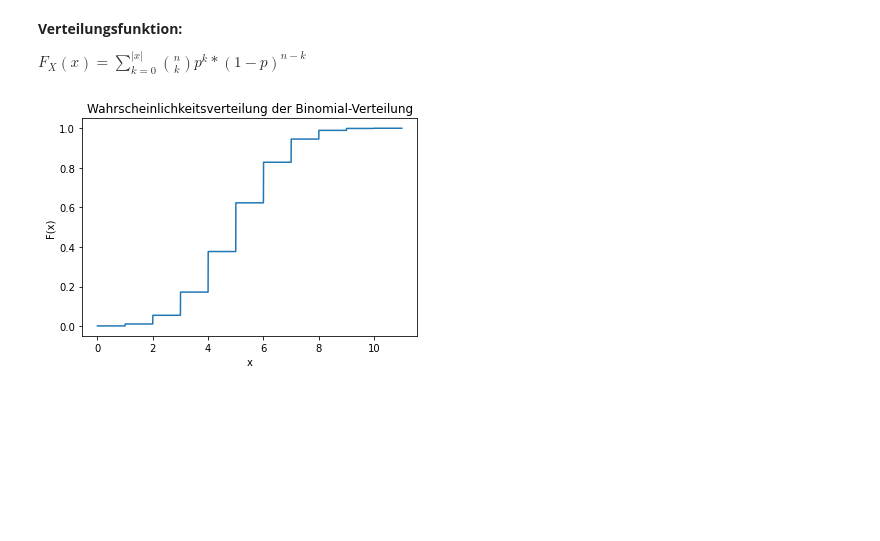
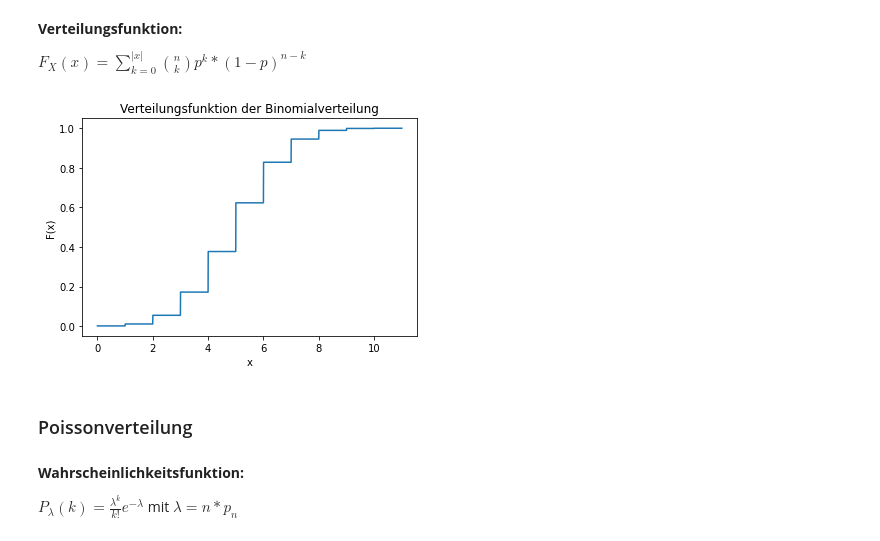
Before and after one commit to nicokossmann/Wahrscheinlichkeitsverteilungen, a Jupyter notebook: statistik.ipynb, the cells around one changed output. Drawn from its saved outputs; the diff is of its cells as text; code cells hidden in the pictures; blank space fills up the shorter version.

Commit message:
added Poissonverteilung

```diff
--- a/statistik.ipynb
+++ b/statistik.ipynb
@@ -134,13 +136,19 @@ bino.std()
 
 $F_{X}(x)= \sum_{k=0}^{|x|} \binom{n}{k}p^{k}*(1-p)^{n-k}$
 # %%
-k = np.arange(0, 11, 0.001)
+k = np.arange(0, n+1, 0.001)
 bino = np.array(binom.cdf(k, n, p))
 # %%
 plt.plot(k, bino)
-plt.title("Verteilungsfunktion der Binomial-Verteilung")
+plt.title("Verteilungsfunktion der Binomialverteilung")
 plt.xlabel("x")
 plt.ylabel("F(x)")
 plt.show()
 # %% [output]
-[figure, old version]
+[figure, new version]
+# %% [markdown]
+### Poissonverteilung
+# %% [markdown]
+**Wahrscheinlichkeitsfunktion:**
+
+$P_{\lambda}(k)=\frac{\lambda^{k}}{k!}e^{-\lambda}$ mit $\lambda = n* p_{n}$
```
Also changed, not shown: parts of 27 cells of this notebook.
